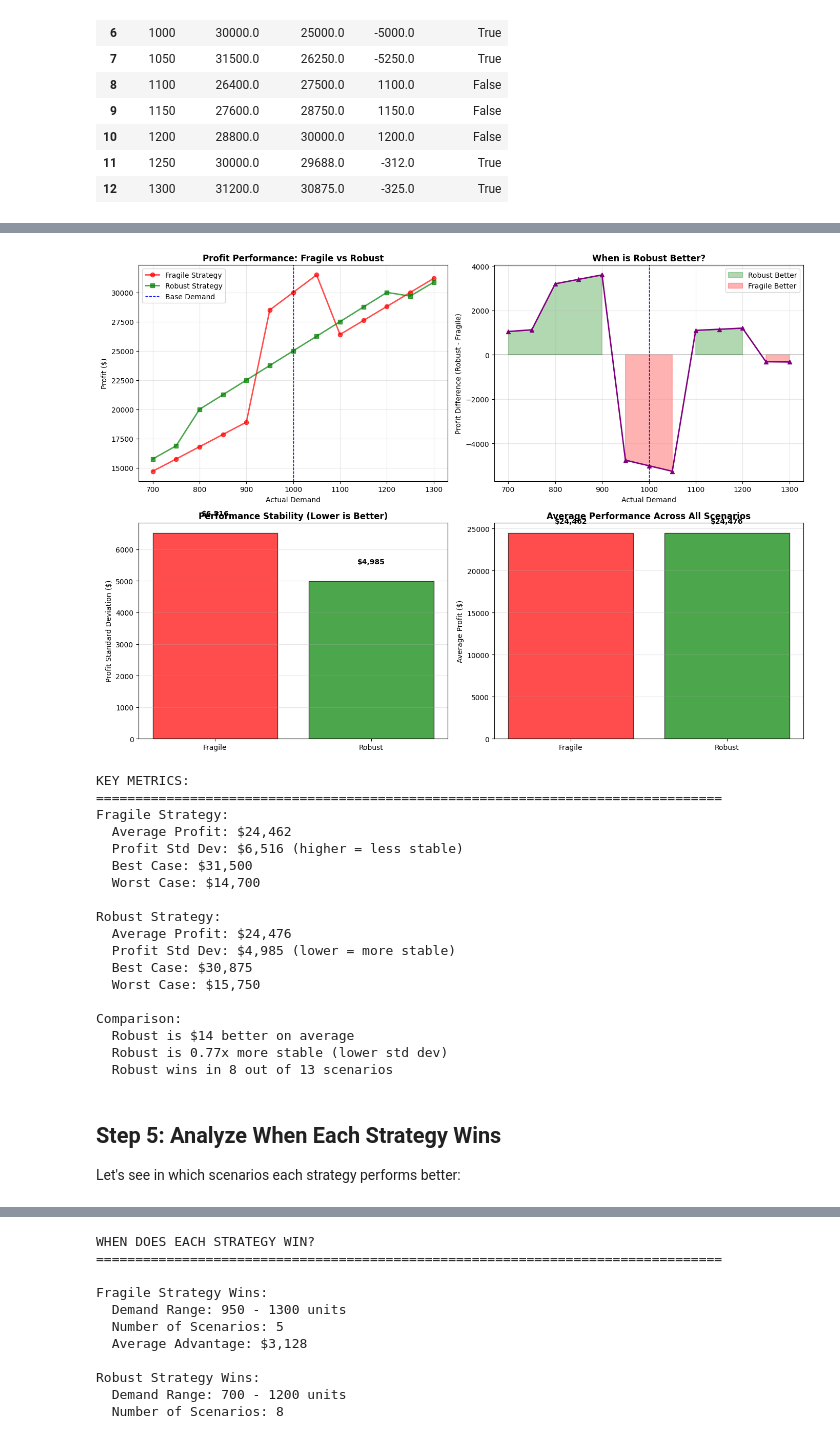
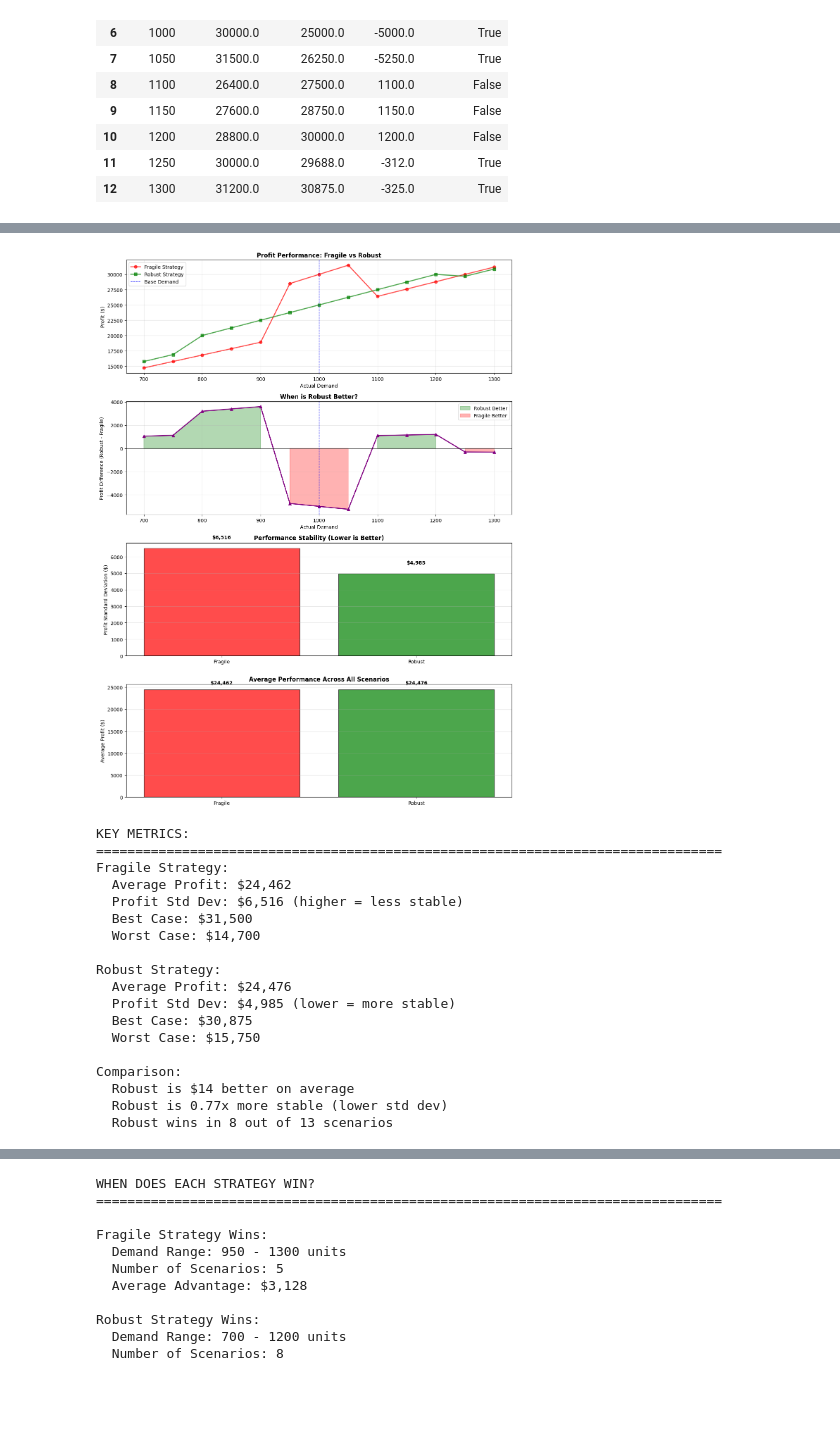
Before and after one commit to scottalanturner/prescriptive-analytics, a Jupyter notebook: Lesson05/lesson05_concept04_fragile_vs_robust_decisions.ipynb, the cells around one changed output, grey strips where cells are left out. Saved outputs shown, nothing was run; the diff lists cells and outputs as text; code cells hidden in the pictures; blank space fills up the shorter version.

```diff
--- a/Lesson05/lesson05_concept04_fragile_vs_robust_decisions.ipynb
+++ b/Lesson05/lesson05_concept04_fragile_vs_robust_decisions.ipynb
@@ -158,10 +187,11 @@ PERFORMANCE COMPARISON ACROSS DEMAND SCENARIOS:
 | 11 | 1250 | 30000.0 | 29688.0 | -312.0 | True |
 | 12 | 1300 | 31200.0 | 30875.0 | -325.0 | True |
 # %%
-fig, axes = plt.subplots(2, 2, figsize=(14, 10))
+# Visualize - one plot per row for better readability
+fig, axes = plt.subplots(4, 1, figsize=(12, 16))
 
 # Plot 1: Profit Curves
-ax1 = axes[0, 0]
+ax1 = axes[0]
 ax1.plot(results_df['Demand'], results_df['Fragile Profit'],
          marker='o', linewidth=2, markersize=6, color='red', label='Fragile Strategy', alpha=0.7)
 ax1.plot(results_df['Demand'], results_df['Robust Profit'],
@@ -174,7 +204,7 @@ ax1.legend()
 ax1.grid(True, alpha=0.3)
 
 # Plot 2: Performance Difference
-ax2 = axes[0, 1]
+ax2 = axes[1]
 ax2.plot(results_df['Demand'], results_df['Difference'],
          marker='^', linewidth=2, markersize=6, color='purple')
 ax2.axhline(y=0, color='black', linestyle='-', linewidth=0.5)
@@ -190,7 +220,7 @@ ax2.legend()
 ax2.grid(True, alpha=0.3)
 
 # Plot 3: Performance Stability (Standard Deviation)
-ax3 = axes[1, 0]
+ax3 = axes[2]
 fragile_std = results_df['Fragile Profit'].std()
 robust_std = results_df['Robust Profit'].std()
 
@@ -206,7 +236,7 @@ for bar, std in zip(bars, stds):
              f'${std:,.0f}', ha='center', va='bottom', fontweight='bold')
 
 # Plot 4: Average Performance Across Scenarios
-ax4 = axes[1, 1]
+ax4 = axes[3]
 fragile_avg = results_df['Fragile Profit'].mean()
 robust_avg = results_df['Robust Profit'].mean()
 
@@ -267,8 +318,9 @@ Let's create visualizations to see the difference:
 # %%
-fig, axes = plt.subplots(2, 2, figsize=(14, 10))
+# Visualize - one plot per row for better readability
+fig, axes = plt.subplots(4, 1, figsize=(12, 16))
 
 # Plot 1: Profit Curves
-ax1 = axes[0, 0]
+ax1 = axes[0]
 ax1.plot(results_df['Demand'], results_df['Fragile Profit'],
          marker='o', linewidth=2, markersize=6, color='red', label='Fragile Strategy', alpha=0.7)
 ax1.plot(results_df['Demand'], results_df['Robust Profit'],
@@ -281,7 +333,7 @@ ax1.legend()
 ax1.grid(True, alpha=0.3)
 
 # Plot 2: Performance Difference
-ax2 = axes[0, 1]
+ax2 = axes[1]
 ax2.plot(results_df['Demand'], results_df['Difference'],
          marker='^', linewidth=2, markersize=6, color='purple')
 ax2.axhline(y=0, color='black', linestyle='-', linewidth=0.5)
@@ -297,7 +349,7 @@ ax2.legend()
 ax2.grid(True, alpha=0.3)
 
 # Plot 3: Performance Stability (Standard Deviation)
-ax3 = axes[1, 0]
+ax3 = axes[2]
 fragile_std = results_df['Fragile Profit'].std()
 robust_std = results_df['Robust Profit'].std()
 
@@ -313,7 +365,7 @@ for bar, std in zip(bars, stds):
              f'${std:,.0f}', ha='center', va='bottom', fontweight='bold')
 
 # Plot 4: Average Performance Across Scenarios
-ax4 = axes[1, 1]
+ax4 = axes[3]
 fragile_avg = results_df['Fragile Profit'].mean()
 robust_avg = results_df['Robust Profit'].mean()
 
@@ -321,34 +373,34 @@ bars = ax4.bar(strategies, [fragile_avg, robust_avg], color=colors_bar, alpha=0.
 ax4.set_ylabel('Average Profit ($)')
 ax4.set_title('Average Performance Across All Scenarios', fontweight='bold')
 ax4.grid(axis='y', alpha=0.3)
 for bar, avg in zip(bars, [fragile_avg, robust_avg]):
     ax4.text(bar.get_x() + bar.get_width()/2, bar.get_height() + 1000,
              f'${avg:,.0f}', ha='center', va='bottom', fontweight='bold')
 
 plt.tight_layout()
 plt.show()
 
 # Calculate key metrics
 print("\nKEY METRICS:")
 print("=" * 80)
 print(f"Fragile Strategy:")
 print(f"  Average Profit: ${fragile_avg:,.0f}")
 print(f"  Profit Std Dev: ${fragile_std:,.0f} (higher = less stable)")
 print(f"  Best Case: ${results_df['Fragile Profit'].max():,.0f}")
 print(f"  Worst Case: ${results_df['Fragile Profit'].min():,.0f}")
 
 print(f"\nRobust Strategy:")
 print(f"  Average Profit: ${robust_avg:,.0f}")
 print(f"  Profit Std Dev: ${robust_std:,.0f} (lower = more stable)")
 print(f"  Best Case: ${results_df['Robust Profit'].max():,.0f}")
 print(f"  Worst Case: ${results_df['Robust Profit'].min():,.0f}")
 
 print(f"\nComparison:")
 print(f"  Robust is ${robust_avg - fragile_avg:,.0f} better on average")
 print(f"  Robust is {robust_std/fragile_std:.2f}x more stable (lower std dev)")
 print(f"  Robust wins in {sum(results_df['Robust Profit'] > results_df['Fragile Profit'])} out of {len(results_df)} scenarios")
 # %% [output]
-[figure, old version]
+[figure, new version]
 KEY METRICS:
 ================================================================================
 Fragile Strategy:
@@ -367,7 +419,3 @@ Comparison:
   Robust is $14 better on average
   Robust is 0.77x more stable (lower std dev)
   Robust wins in 8 out of 13 scenarios
-# %% [markdown]
-## Step 5: Analyze When Each Strategy Wins
-
-Let's see in which scenarios each strategy performs better:
```
Also changed, not shown: parts of 12 cells of this notebook, 4 other files.
